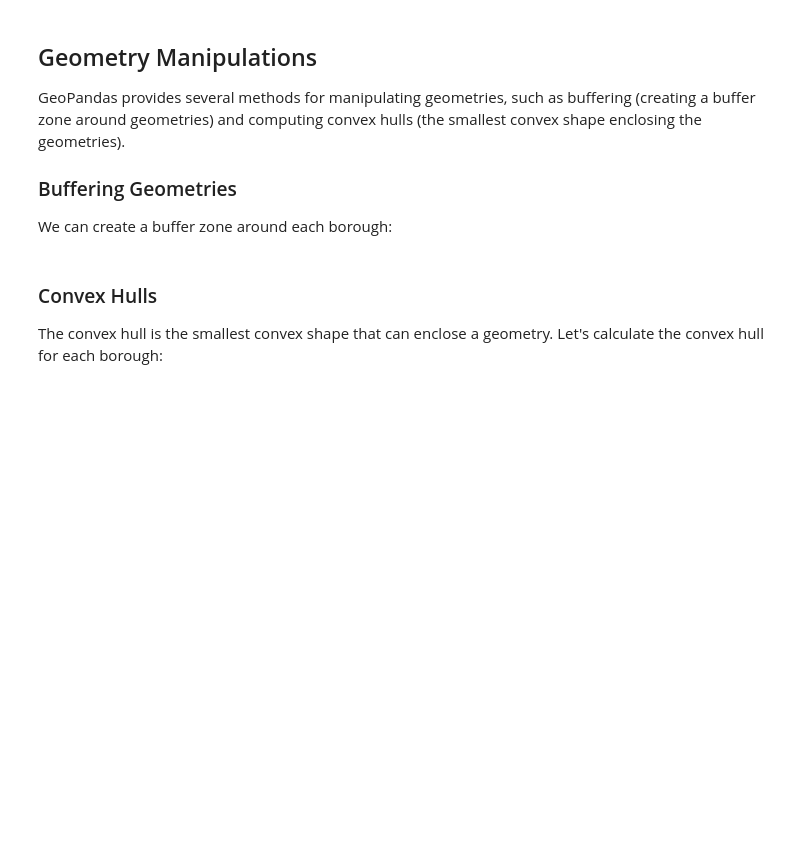
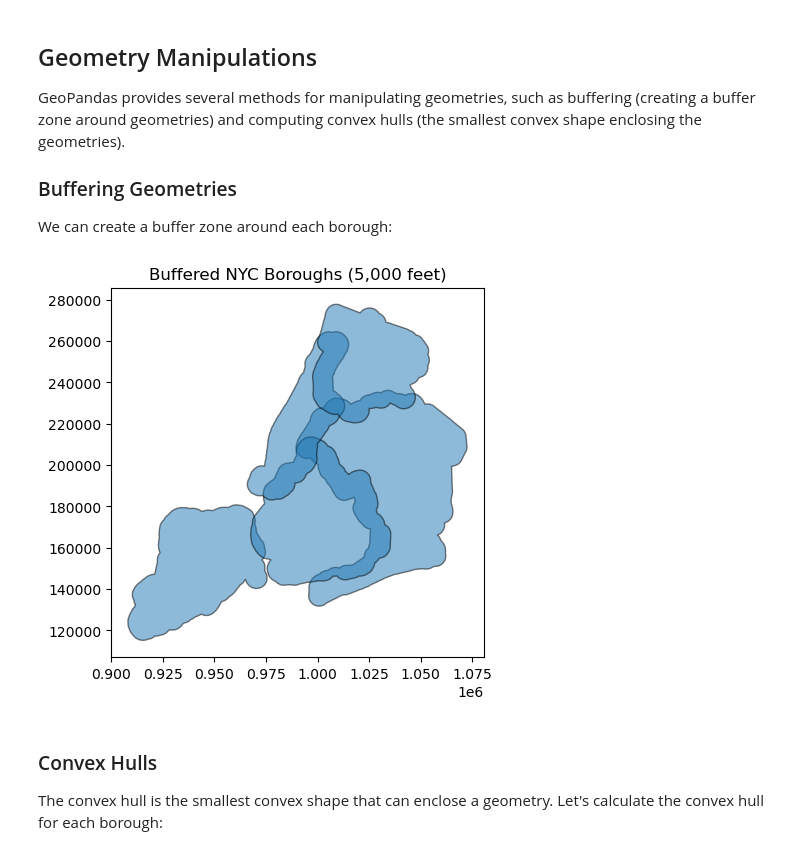
Before and after one commit to Raswanth-Prasath/Intro-to-GIS-Programming, a Jupyter notebook: book/geospatial/geopandas.ipynb, the cells around one changed output. Saved outputs shown, nothing was run; the diff lists cells and outputs as text; code cells hidden in the pictures; blank space fills up the shorter version.

```diff
--- a/book/geospatial/geopandas.ipynb
+++ b/book/geospatial/geopandas.ipynb
@@ -216,12 +257,14 @@ GeoPandas provides several methods for manipulating geometries, such as bufferin
 We can create a buffer zone around each borough:
 # %%
 # Buffer the boroughs by 10000 feet
-gdf["buffered"] = gdf.buffer(10000)
+gdf["buffered"] = gdf.buffer(5000)
 
 # Plot the buffered geometries
 gdf["buffered"].plot(alpha=0.5, edgecolor="black")
-plt.title("Buffered NYC Boroughs (10,000 feet)")
+plt.title("Buffered NYC Boroughs (5,000 feet)")
 plt.show()
+# %% [output]
+[figure, added]
 # %% [markdown]
 ### Convex Hulls
 
```
Also changed, not shown: parts of 18 cells of this notebook.
